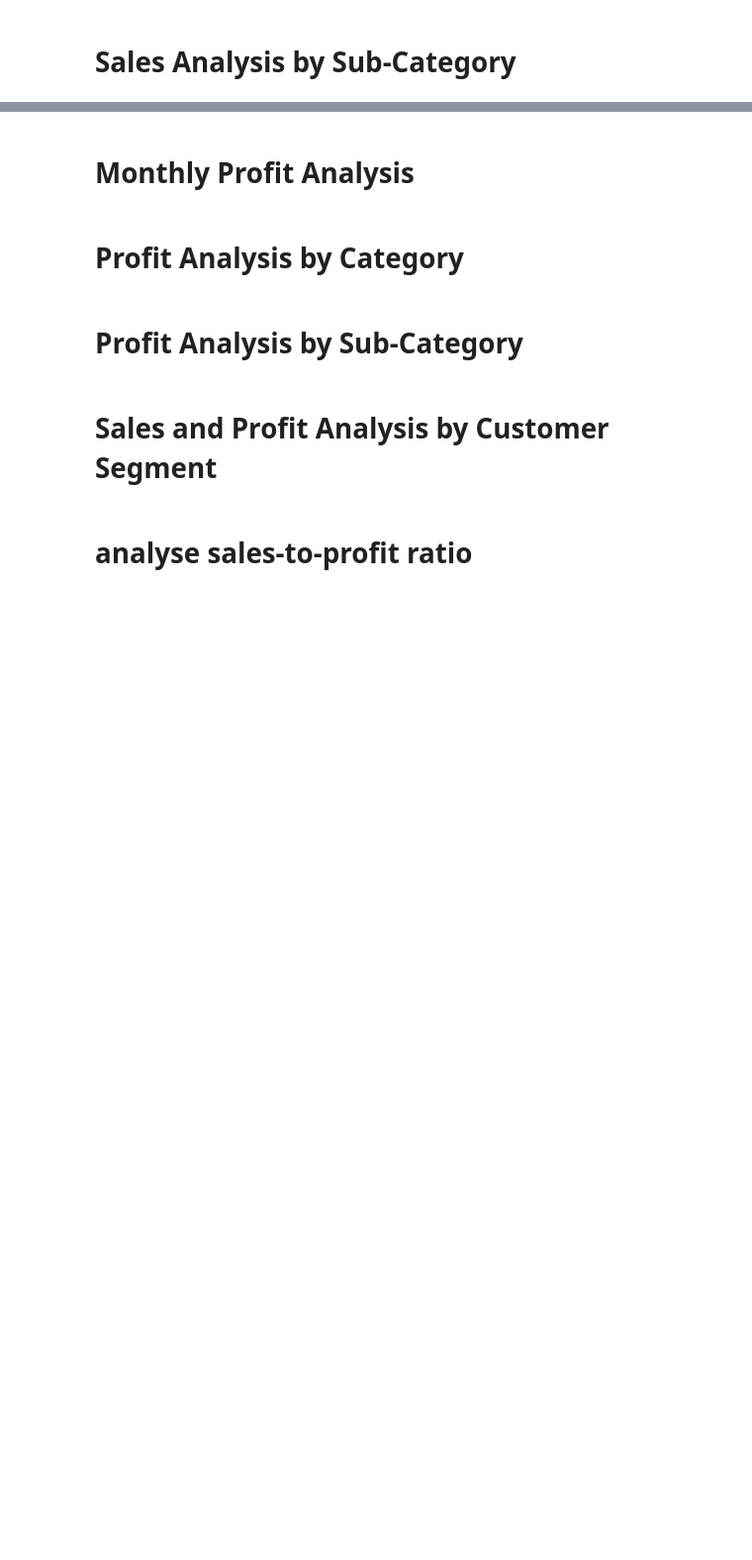
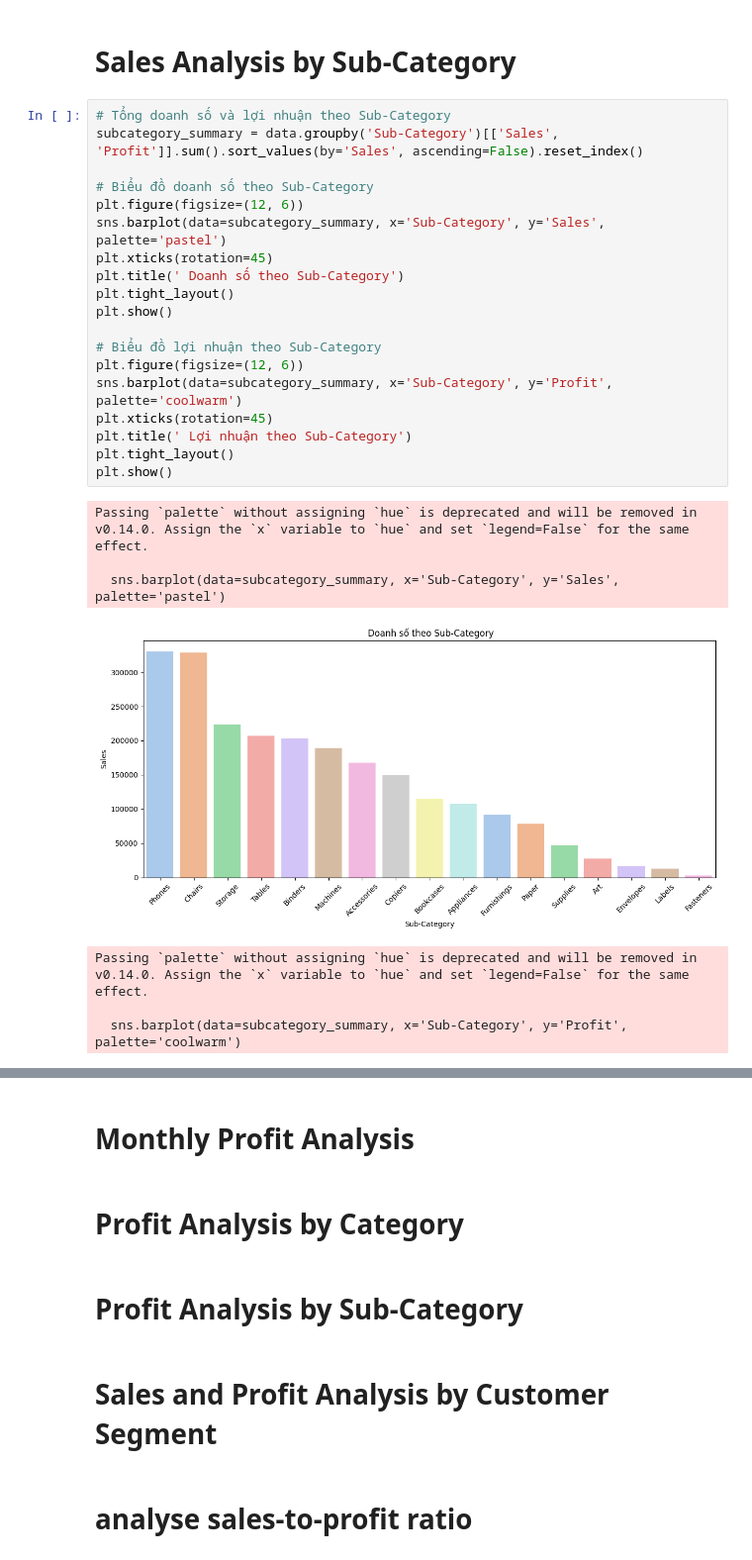
Before and after one commit to huyhuy382003/superstore-analysis, a Jupyter notebook: e commerce sales.ipynb, the cells around one changed output, grey strips where cells are left out. Shown: that part at 99% size. Cells and saved outputs as stored; diff of their text form; blank space fills up the shorter version.

```diff
--- a/e commerce sales.ipynb
+++ b/e commerce sales.ipynb
@@ -170,2 +187,29 @@ plt.show()
 # %% [markdown]
 # Sales Analysis by Sub-Category
+# %%
+# Tổng doanh số và lợi nhuận theo Sub-Category
+subcategory_summary = data.groupby('Sub-Category')[['Sales', 'Profit']].sum().sort_values(by='Sales', ascending=False).reset_index()
+
+# Biểu đồ doanh số theo Sub-Category
+plt.figure(figsize=(12, 6))
+sns.barplot(data=subcategory_summary, x='Sub-Category', y='Sales', palette='pastel')
+plt.xticks(rotation=45)
+plt.title(' Doanh số theo Sub-Category')
+plt.tight_layout()
+plt.show()
+
+# Biểu đồ lợi nhuận theo Sub-Category
+plt.figure(figsize=(12, 6))
+sns.barplot(data=subcategory_summary, x='Sub-Category', y='Profit', palette='coolwarm')
+plt.xticks(rotation=45)
+plt.title(' Lợi nhuận theo Sub-Category')
+plt.tight_layout()
+plt.show()
+# %% [output]
+Passing `palette` without assigning `hue` is deprecated and will be removed in v0.14.0. Assign the `x` variable to `hue` and set `legend=False` for the same effect.
+
+  sns.barplot(data=subcategory_summary, x='Sub-Category', y='Sales', palette='pastel')
+[figure, added]
+Passing `palette` without assigning `hue` is deprecated and will be removed in v0.14.0. Assign the `x` variable to `hue` and set `legend=False` for the same effect.
+
+  sns.barplot(data=subcategory_summary, x='Sub-Category', y='Profit', palette='coolwarm')
```
Also changed, not shown: parts of 2 cells of this notebook.
